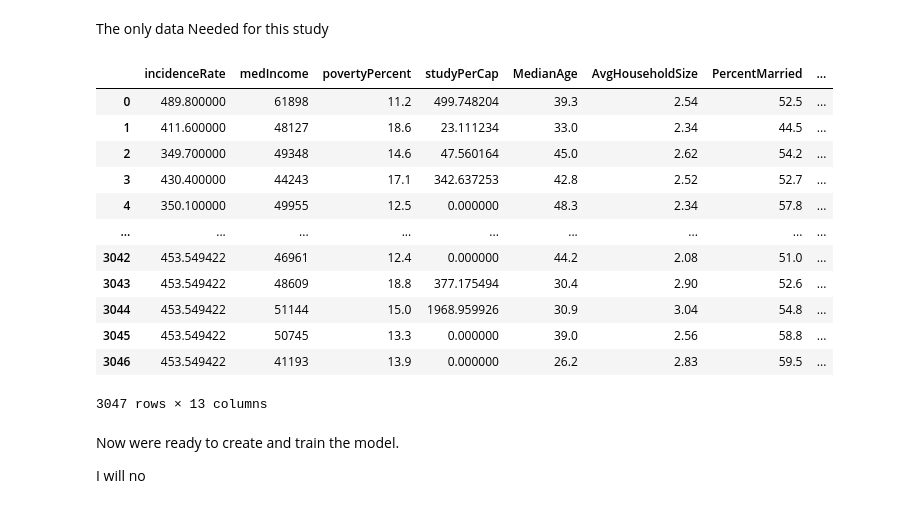
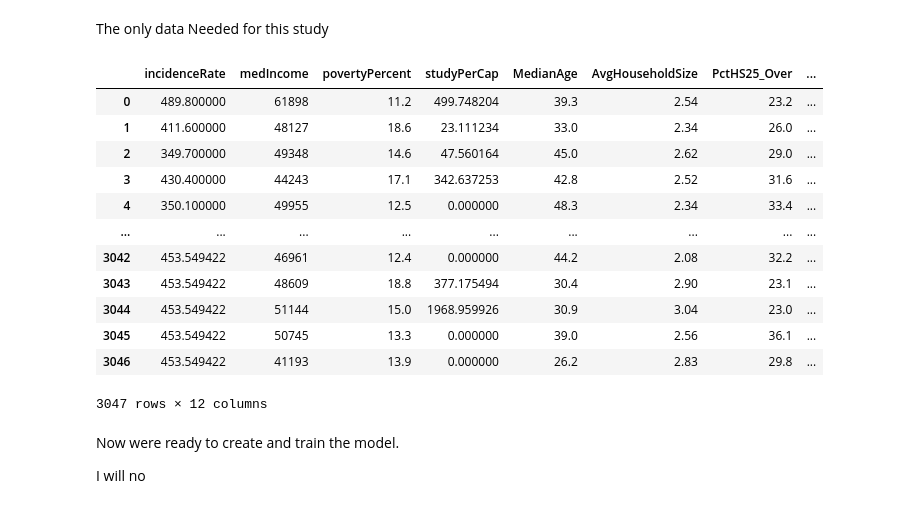
Before and after one commit to ahmedgittinghub/linear_regression, a Jupyter notebook: cancer_ml.ipynb, the cells around one changed output. Drawn from its saved outputs; the diff is of its cells as text; code cells hidden in the pictures.

```diff
--- a/cancer_ml.ipynb
+++ b/cancer_ml.ipynb
@@ -46,9 +46,3 @@ Data columns (total 34 columns):
  33  BirthRate                3047 non-null   float64
 dtypes: float64(29), int64(3), object(2)
 memory usage: 809.5+ KB
-# %%
-df = df.drop(['TARGET_deathRate', 'PctWhite', 'PctBlack','PctWhite','PctOtherRace'], axis=1)
-# %%
-df = df.drop(['PctAsian'], axis=1)
-# %%
-df = df.drop(['popEst2015'], axis=1)
@@ -99,23 +73,23 @@ The only data Needed for this study
 # %%
 
 
-df = df[['incidenceRate', 'medIncome', 'povertyPercent', 'studyPerCap', 'MedianAge','AvgHouseholdSize', 'PercentMarried', 'PctHS25_Over', 'PctBachDeg25_Over', 'PctPrivateCoverageAlone', 'PctPublicCoverageAlone', 'PctMarriedHouseholds', 'BirthRate']]
+df = df[['incidenceRate', 'medIncome', 'povertyPercent', 'studyPerCap', 'MedianAge','AvgHouseholdSize', 'PctHS25_Over', 'PctBachDeg25_Over', 'PctPrivateCoverageAlone', 'PctPublicCoverageAlone', 'PctMarriedHouseholds', 'BirthRate']]
 
 df
 # %% [output]
-|  | incidenceRate | medIncome | povertyPercent | studyPerCap | MedianAge | AvgHouseholdSize | PercentMarried | ... |
-| 0 | 489.800000 | 61898 | 11.2 | 499.748204 | 39.3 | 2.54 | 52.5 | ... |
-| 1 | 411.600000 | 48127 | 18.6 | 23.111234 | 33.0 | 2.34 | 44.5 | ... |
-| 2 | 349.700000 | 49348 | 14.6 | 47.560164 | 45.0 | 2.62 | 54.2 | ... |
-| 3 | 430.400000 | 44243 | 17.1 | 342.637253 | 42.8 | 2.52 | 52.7 | ... |
-| 4 | 350.100000 | 49955 | 12.5 | 0.000000 | 48.3 | 2.34 | 57.8 | ... |
+|  | incidenceRate | medIncome | povertyPercent | studyPerCap | MedianAge | AvgHouseholdSize | PctHS25_Over | ... |
+| 0 | 489.800000 | 61898 | 11.2 | 499.748204 | 39.3 | 2.54 | 23.2 | ... |
+| 1 | 411.600000 | 48127 | 18.6 | 23.111234 | 33.0 | 2.34 | 26.0 | ... |
+| 2 | 349.700000 | 49348 | 14.6 | 47.560164 | 45.0 | 2.62 | 29.0 | ... |
+| 3 | 430.400000 | 44243 | 17.1 | 342.637253 | 42.8 | 2.52 | 31.6 | ... |
+| 4 | 350.100000 | 49955 | 12.5 | 0.000000 | 48.3 | 2.34 | 33.4 | ... |
 | ... | ... | ... | ... | ... | ... | ... | ... | ... |
-| 3042 | 453.549422 | 46961 | 12.4 | 0.000000 | 44.2 | 2.08 | 51.0 | ... |
-| 3043 | 453.549422 | 48609 | 18.8 | 377.175494 | 30.4 | 2.90 | 52.6 | ... |
-| 3044 | 453.549422 | 51144 | 15.0 | 1968.959926 | 30.9 | 3.04 | 54.8 | ... |
-| 3045 | 453.549422 | 50745 | 13.3 | 0.000000 | 39.0 | 2.56 | 58.8 | ... |
-| 3046 | 453.549422 | 41193 | 13.9 | 0.000000 | 26.2 | 2.83 | 59.5 | ... |
+| 3042 | 453.549422 | 46961 | 12.4 | 0.000000 | 44.2 | 2.08 | 32.2 | ... |
+| 3043 | 453.549422 | 48609 | 18.8 | 377.175494 | 30.4 | 2.90 | 23.1 | ... |
+| 3044 | 453.549422 | 51144 | 15.0 | 1968.959926 | 30.9 | 3.04 | 23.0 | ... |
+| 3045 | 453.549422 | 50745 | 13.3 | 0.000000 | 39.0 | 2.56 | 36.1 | ... |
+| 3046 | 453.549422 | 41193 | 13.9 | 0.000000 | 26.2 | 2.83 | 29.8 | ... |
-3047 rows × 13 columns
+3047 rows × 12 columns
 # %%
 
 df
```
Also changed, not shown: parts of 12 cells of this notebook.
